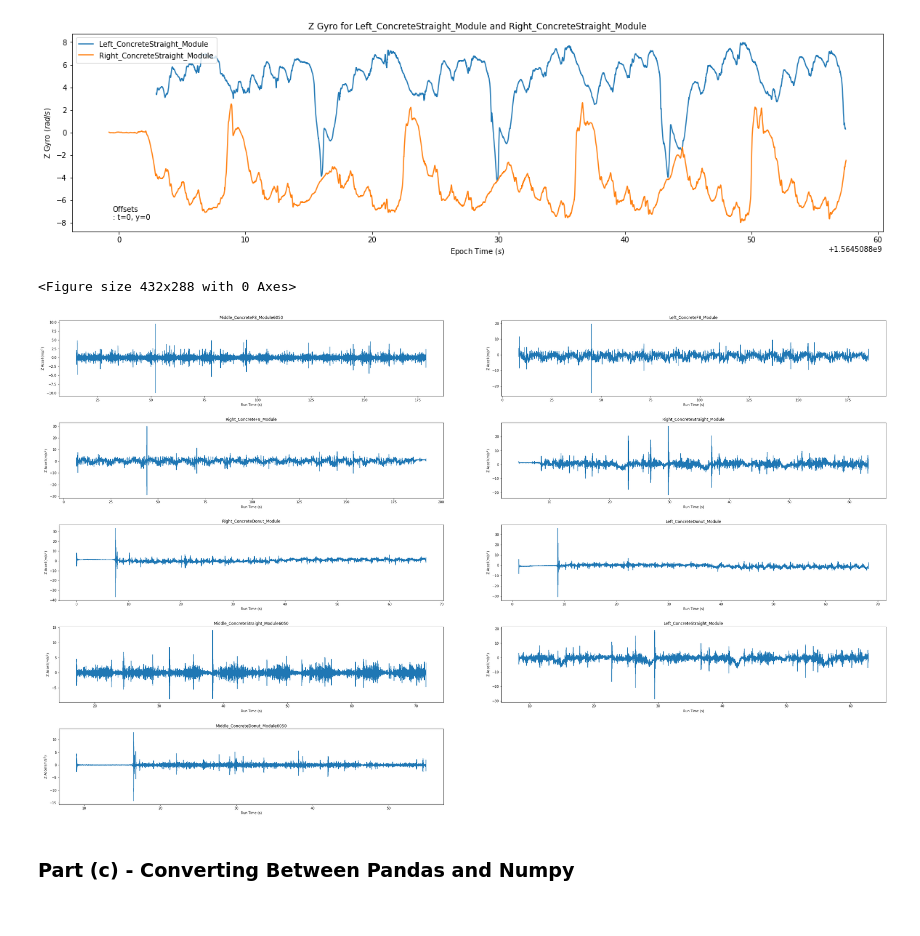
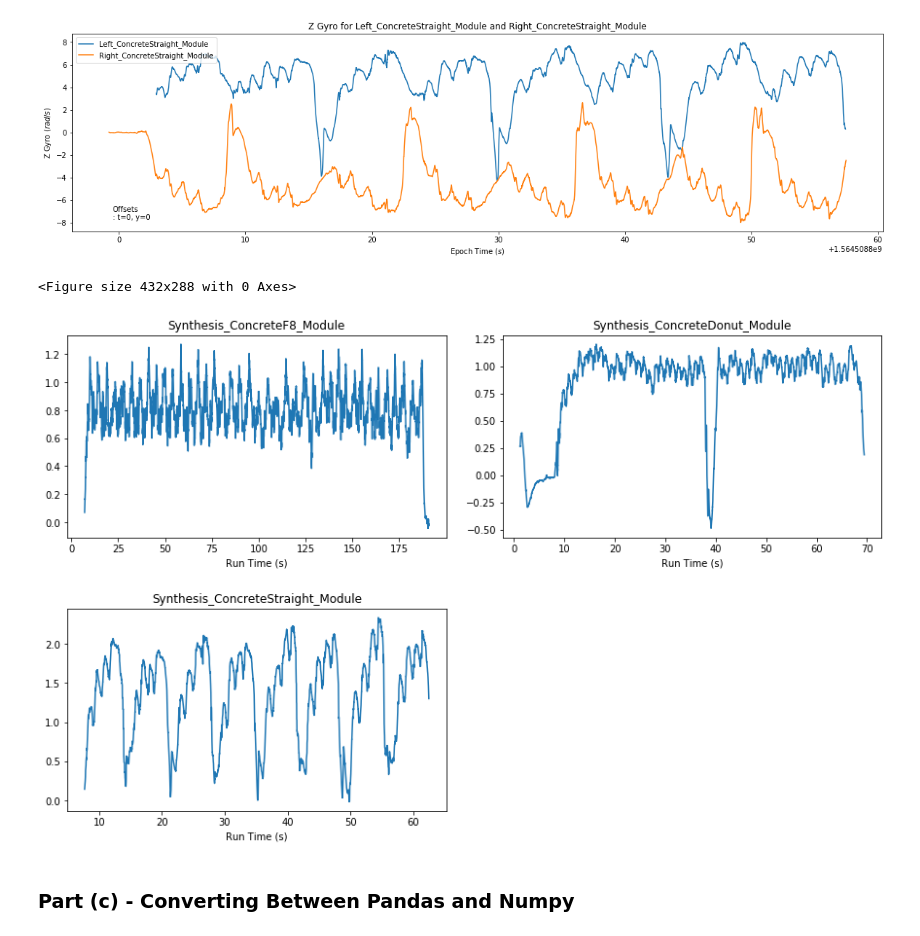
Before and after one commit to KeenanMcConkey/Wheelchair-Terrain-Classification, a Jupyter notebook: TerrainClassification-KeenanManualData.ipynb, the cells around one changed output. Cells and saved outputs as stored; diff of their text form; code cells hidden in the pictures.

```diff
--- a/TerrainClassification-KeenanManualData.ipynb
+++ b/TerrainClassification-KeenanManualData.ipynb
@@ -28,9 +28,6 @@ import sklearn
 std_columns = ['X Accel', 'Y Accel', 'Z Accel', 'X Gyro', 'Y Gyro', 'Z Gyro', 'Run Time', 'Epoch Time']
 data_columns =  ['X Accel', 'Y Accel', 'Z Accel', 'X Gyro', 'Y Gyro', 'Z Gyro']
 synthesis_columns = ['Calc X Accel', 'Calc X Vel', 'Calc Z Gyro', 'Run Time', 'Epoch Time']
-
-# Number of columns containing directional data
-N_DATA_COL = 6
 
 # Columns not currently used
 unused_columns = ['Time Received', 'Timestamp', 'Pitch (Deg)', 'Roll (Deg)', 'Heading (Deg)',
@@ -38,7 +35,8 @@ unused_columns = ['Time Received', 'Timestamp', 'Pitch (Deg)', 'Roll (Deg)', 'He
                   'L GYROSCOPE X (rad/s)', 'L GYROSCOPE Y (rad/s)', 'L GYROSCOPE Z (rad/s)',
                   'R ACCELEROMETER X (m/s²)', 'R ACCELEROMETER Y (m/s²)', 'R ACCELEROMETER Z (m/s²)',
                   'R GYROSCOPE X (rad/s)', 'R GYROSCOPE Y (rad/s)', 'R GYROSCOPE Z (rad/s)',
-                  'ACCELEROMETER XY (m/s²)']
+                  'L ACCELEROMETER XY (m/s²)', 'R ACCELEROMETER XY (m/s²)', 'ACCELEROMETER XY (m/s²)',
+                  'MagX', 'MagY', 'MagZ']
 
 '''Get columns for given label'''
 def get_columns(_label):
@@ -46,6 +44,10 @@ def get_columns(_label):
     # Columns are different for synthesis data
     if 'Middle' in _label or 'Left' in _label or 'Right' in _label:
         columns = std_columns.copy()
+    elif 'Synthesis' in _label:
+        columns = synthesis_columns.copy()
+    else:
+        raise Exception('Unknown label')
 
     # For transformed datasets replace time columns with frequency
     if 'FFT' in _label or 'PSD' in _label:
@@ -100,7 +104,7 @@ dataset_paths = glob.glob('imu_data/set_upgraded_manual/*.csv')
 
 # Remove synthesis and 9250 IMU data (for now)
 for path in dataset_paths.copy():
-    if 'Synthesis' in path or '9250' in path or 'Kevin' in path or 'Mahsa' in path:
+    if 'Kevin' in path or 'Mahsa' in path or '9250' in path:
         dataset_paths.remove(path)
 # %%
 # Import datasets as a dictionary of Pandas DataFrames
@@ -136,10 +140,17 @@ for dataset_path in dataset_paths:
 
     # Trim edges to account for start and end time
     STARTUP_THRESH = 2.0
+
+    # Different axes to check threshold for synthesis data
+    if 'Synthesis' in dataset_label:
+        thresh_axes = 'Calc X Accel'
+    else:
+        thresh_axes = 'Z Accel'
+
     # First instance above threshold
-    start_index = dataset[dataset['Z Accel'] > STARTUP_THRESH].index[0]
+    start_index = dataset[dataset[thresh_axes] > STARTUP_THRESH].index[0]
     # Last instance above threshold
-    stop_index = dataset[dataset['Z Accel'] > STARTUP_THRESH].index[-1]
+    stop_index = dataset[dataset[thresh_axes] > STARTUP_THRESH].index[-1]
 
     dataset = dataset[start_index:stop_index]
 
@@ -309,11 +322,11 @@ def plot_all(_datasets, x_axis, y_axis, windowed=False, win_num=0, take_row=Fals
     plt.show()
 # %%
 # Plot Z Accel of same dataset for different modules
-datasets_to_plot = {label: dataset for label, dataset in raw_datasets.items() if 'Concrete' in label}
-plot_all(datasets_to_plot, x_axis='Run Time', y_axis='Z Accel')
+datasets_to_plot = {label: dataset for label, dataset in raw_datasets.items() if 'Synthesis' in label and 'Concrete' in label}
+plot_all(datasets_to_plot, x_axis='Run Time', y_axis='Calc X Vel')
 # %% [output]
 <Figure size 432x288 with 0 Axes>
-[figure, old version]
+[figure, new version]
 # %% [markdown]
 ### Part (c) - Converting Between Pandas and Numpy
 # %%
```
Also changed, not shown: parts of 249 cells of this notebook, 35 other files.
